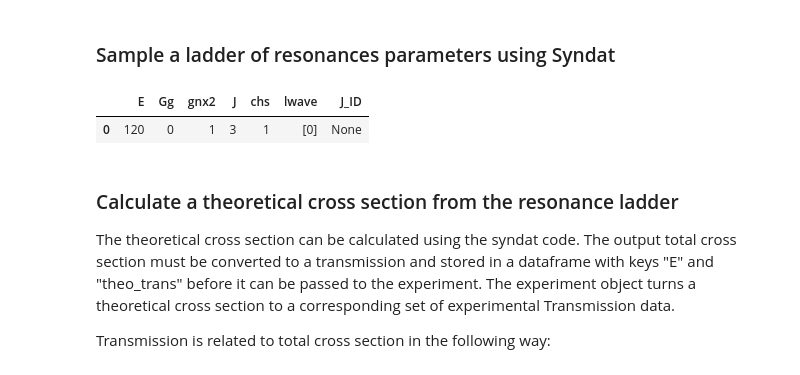
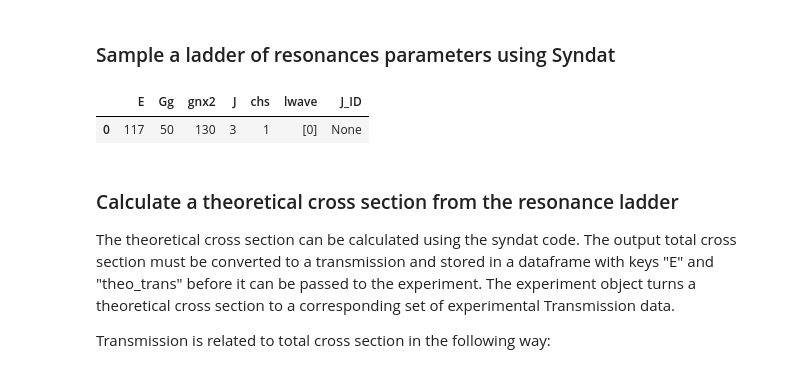
Before and after one commit to Naww137/Syndat, a Jupyter notebook: examples/GenerateData_UserExample.ipynb, the cells around one changed output. Saved outputs shown, nothing was run; the diff lists cells and outputs as text; code cells hidden in the pictures.

```diff
--- a/examples/GenerateData_UserExample.ipynb
+++ b/examples/GenerateData_UserExample.ipynb
@@ -83,30 +83,30 @@ len(exp.energy_domain)
 # %%
 spin_groups = [ (3.0,1,0)] # , (4.0,1,[0]) ]
 
 # an alternative option would be to give Ta_pair.J, as long as you give an average parameter dataframe with corresponding indices
 # spin_groups = Ta_pair.J
 
 average_parameters = pd.DataFrame({ 'dE'    :   {'3.0':8.79, '4.0':4.99},
                                     'Gg'    :   {'3.0':46.4, '4.0':35.5},
                                     'gn2'    :   {'3.0':64.0, '4.0':64.0}  })
 
 # resonance_ladder = Ta_pair.sample_resonance_ladder(energy_grid, spin_groups, average_parameters)
 # resonance_ladder = pd.DataFrame({'E':[1.94707086e+03,2.054739864e+03], 'Gg':[481.1, 536.2], 'gnx2':[113, 847], 'J':[3,3], 'chs':[1,1], 'lwave':[[0],[0]], 'J_ID':[None, None]})
-resonance_ladder = pd.DataFrame({'E':[120], 'Gg':[0], 'gnx2':[1], 'J':[3], 'chs':[1], 'lwave':[[0]], 'J_ID':[None]})
+resonance_ladder = pd.DataFrame({'E':[117], 'Gg':[50], 'gnx2':[130], 'J':[3], 'chs':[1], 'lwave':[[0]], 'J_ID':[None]})
 
 # # look at your resonance ladder
 resonance_ladder
 
 # import json
 # resonance_ladder.to_csv('test')
 # test = pd.read_csv('test', index_col=0)
 # # type(json.loads(test.lwave[0]))
 # test = test.lwave.apply(json.loads)
 # resonance_ladder['lwave']=test
 # type(resonance_ladder.lwave[0])
 # %% [output]
 |  | E | Gg | gnx2 | J | chs | lwave | J_ID |
-| 0 | 120 | 0 | 1 | 3 | 1 | [0] | None |
+| 0 | 117 | 50 | 130 | 3 | 1 | [0] | None |
 # %% [markdown]
 ### Calculate a theoretical cross section from the resonance ladder
 
```
Also changed, not shown: parts of 5 cells of this notebook, 3 other files.
